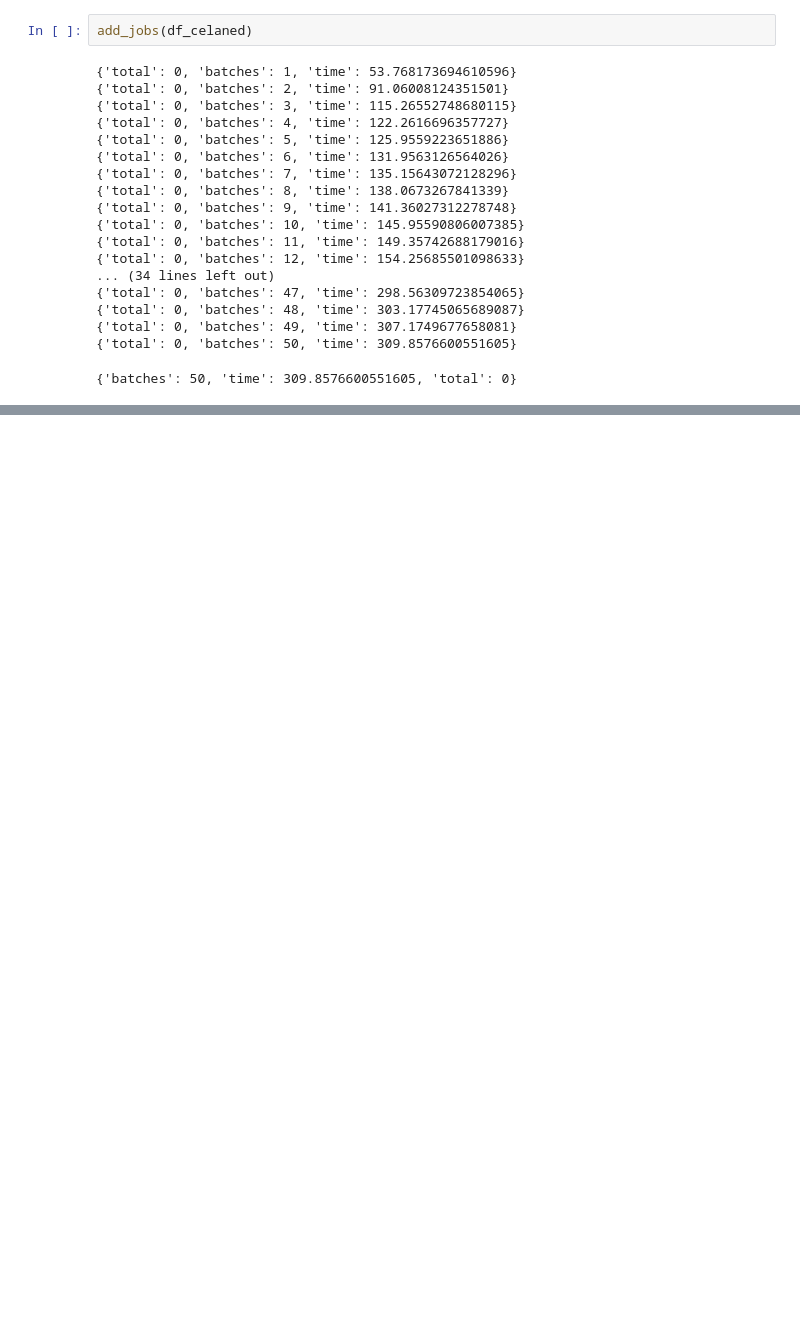
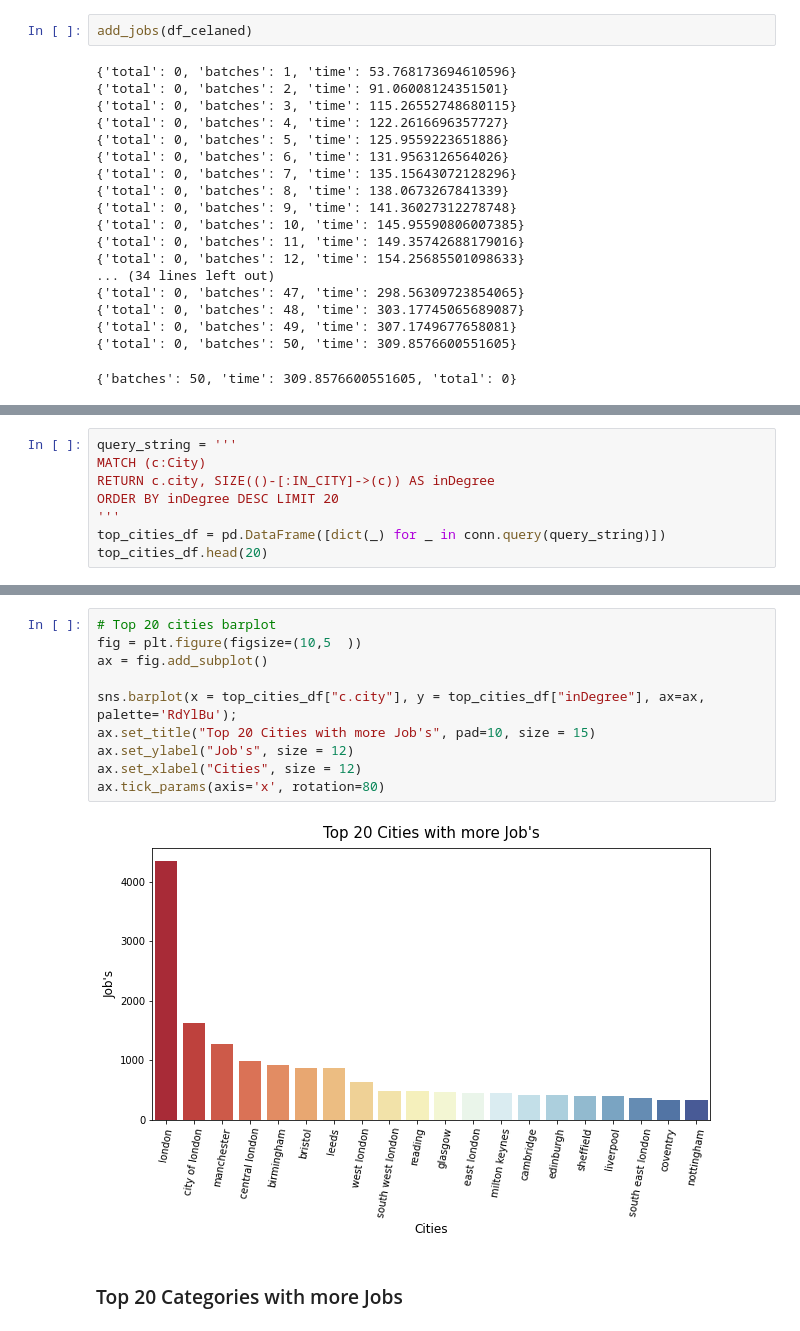
Before and after one commit to EduHdzVillasana/Technical-Test-Torre, a Jupyter notebook: Notebook.ipynb, the cells around one changed output, grey strips where cells are left out. Cells and saved outputs as stored; diff of their text form; blank space fills up the shorter version.

```diff
--- a/Notebook.ipynb
+++ b/Notebook.ipynb
@@ -653,0 +658,8 @@ y = np.array(most_common_20[:,1], dtype=int)
+# %%
+query_string = '''
+MATCH (c:City)
+RETURN c.city, SIZE(()-[:IN_CITY]->(c)) AS inDegree
+ORDER BY inDegree DESC LIMIT 20
+'''
+top_cities_df = pd.DataFrame([dict(_) for _ in conn.query(query_string)])
+top_cities_df.head(20)
@@ -653,0 +684,14 @@ y = np.array(most_common_20[:,1], dtype=int)
+# %%
+# Top 20 cities barplot
+fig = plt.figure(figsize=(10,5  ))
+ax = fig.add_subplot()
+
+sns.barplot(x = top_cities_df["c.city"], y = top_cities_df["inDegree"], ax=ax, palette='RdYlBu');
+ax.set_title("Top 20 Cities with more Job's", pad=10, size = 15)
+ax.set_ylabel("Job's", size = 12)
+ax.set_xlabel("Cities", size = 12)
+ax.tick_params(axis='x', rotation=80)
+# %% [output]
+[figure, added]
+# %% [markdown]
+### Top 20 Categories with more Jobs
```
Also changed, not shown: parts of 38 cells of this notebook.
